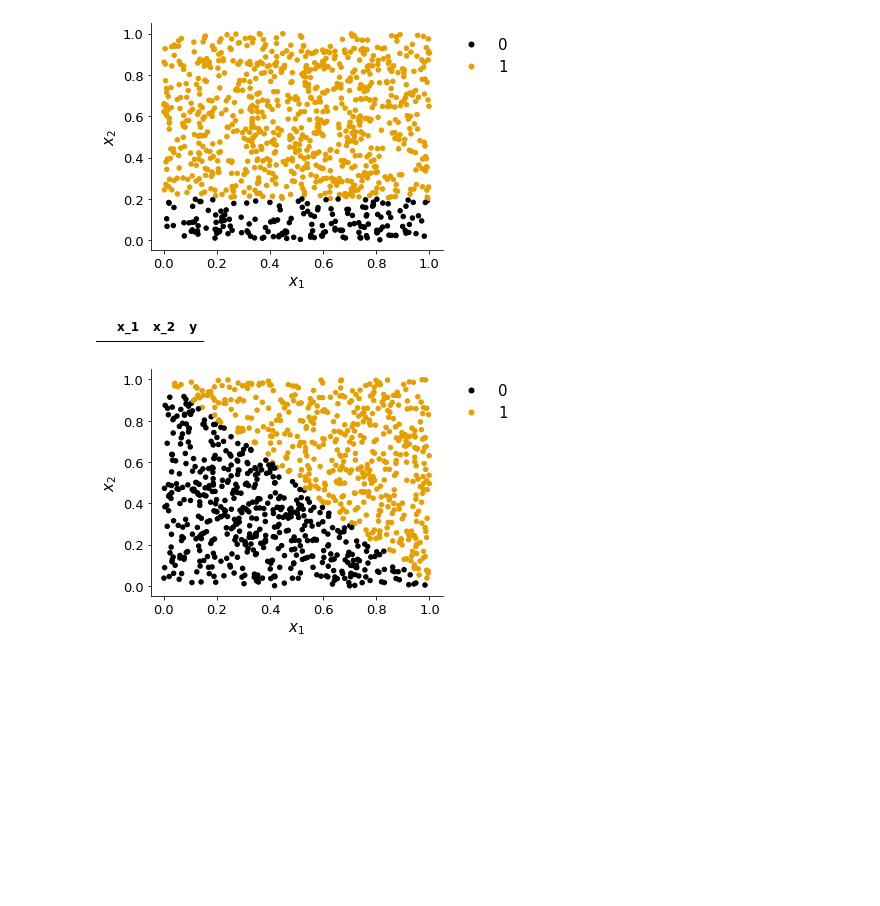
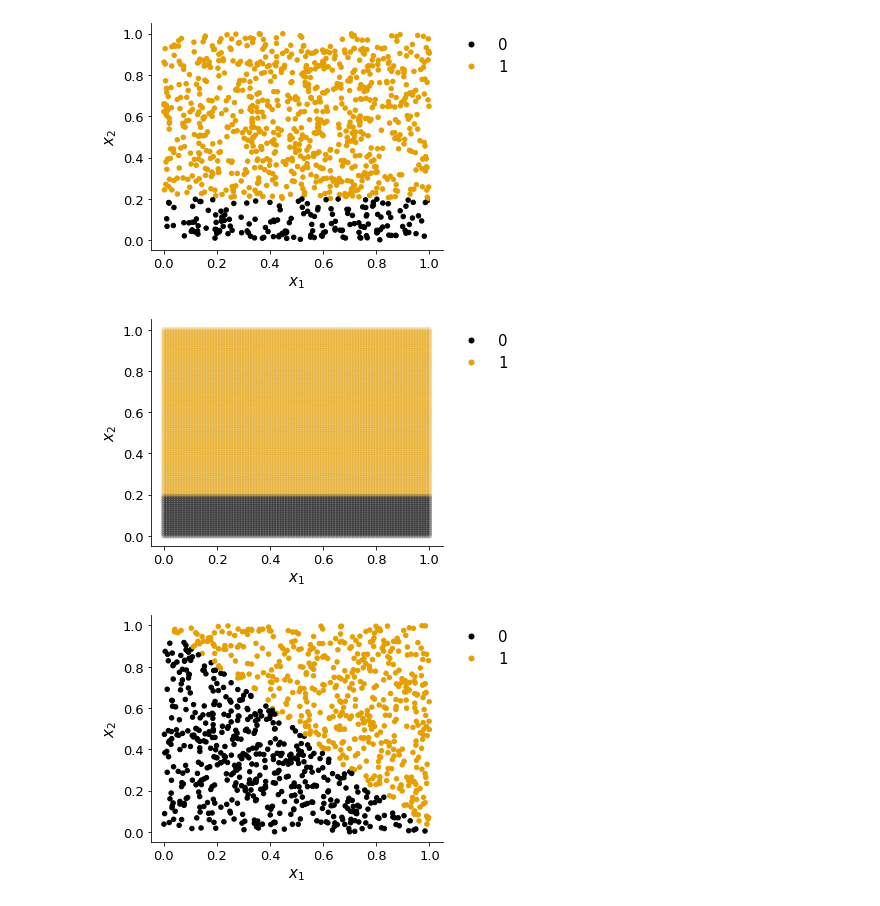
Before and after one commit to TurnerEntenmann/CS760_HW2, a Jupyter notebook: main.ipynb, the cells around one changed output. Cells and saved outputs as stored; diff of their text form; code cells hidden in the pictures; blank space fills up the shorter version.

Commit message:
started boundaries, rules are wrong

```diff
--- a/main.ipynb
+++ b/main.ipynb
@@ -367,16 +348,46 @@ plt.tight_layout()
 plt.savefig("plots/D1_plot.pdf")
 # %% [output]
 [figure]
-# %%
-boundary_df = pd.DataFrame({"x_1":[], "x_2":[], "y":[]})
-grid_x = np.linspace(0, 1, 1000)
-for x_1 in grid_x:
-    for x_2 in grid_x:
-        pass
-        y = predict_point(x_1, x_2, D1_rules)
-boundary_df
-# %% [output]
-|  | x_1 | x_2 | y |
+# %%
+d1 = {"x_1":[], "x_2":[], "y":[]}
+grid_x = np.linspace(0, 1, 100)
+for x_1 in grid_x:
+    for x_2 in grid_x:
+        y = predict_point(x_1, x_2, D1_rules)
+        d1["x_1"].append(x_1)
+        d1["x_2"].append(x_2)
+        d1["y"].append(int(y))
+
+boundary1_df = pd.DataFrame(d1)
+
+# make axies
+ax = get_ax()
+
+# set colors (colorblind friendly via https://yoshke.org/blog/colorblind-friendly-diagrams)
+colors = {0: '#000000', 1: '#E69F00'}
+
+# make plot
+boundary1_df.plot.scatter(x="x_1", y="x_2", c=boundary1_df["y"].map(colors), alpha = 0.2, ax=ax)
+
+# plot settings
+fsize = 15
+# legend
+b_dot = mlines.Line2D([], [], color='#000000', marker='.', linestyle='None',
+                          markersize=10, label='0')
+o_dot = mlines.Line2D([], [], color='#E69F00', marker='.', linestyle='None',
+                          markersize=10, label='1')
+ax.legend(handles=[b_dot, o_dot], fontsize=fsize, bbox_to_anchor=(1, 1), frameon=False)
+
+# axies
+plt.xticks(size=fsize-2)
+plt.yticks(size=fsize-2)
+plt.xlabel("$x_1$", size=fsize)
+plt.ylabel("$x_2$", size=fsize)
+
+plt.tight_layout()
+plt.savefig("plots/D1Boundary_plot.pdf")
+# %% [output]
+[figure, added]
 # %%
 # make axies
 ax = get_ax()
```
Also changed, not shown: parts of 5 cells of this notebook, 1 other file.
